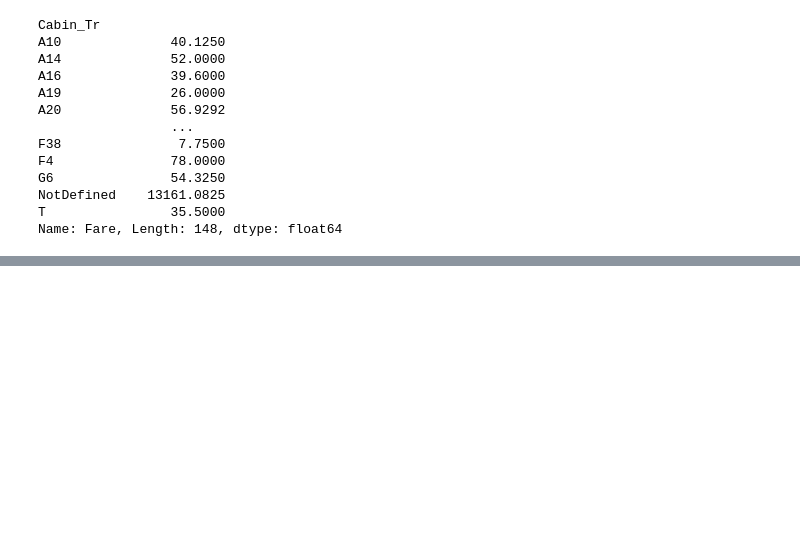
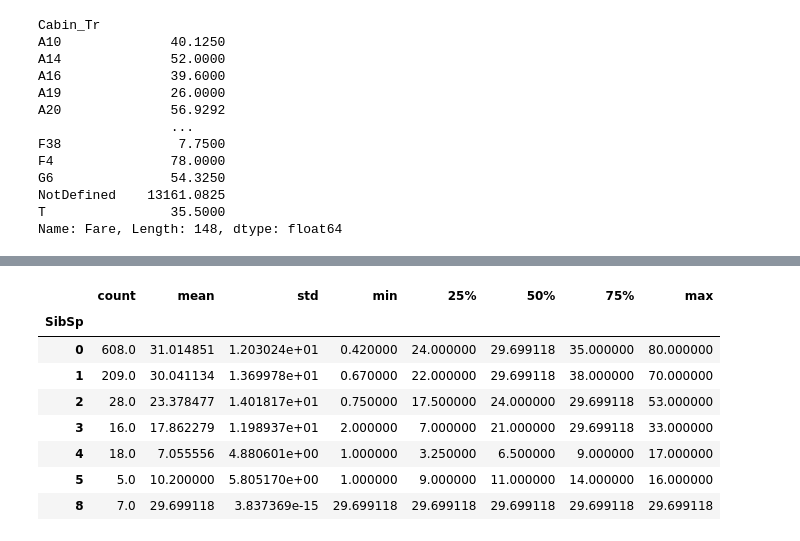
Before and after one commit to xiu-shi/DA_L7, a Jupyter notebook: L7_term2/CA1_data_exp_vis_prep/wk6_in_class_Practice 1 - Titanic - Handling Missing Data - Feature Engineering- Encoding.ipynb, the cells around one changed output, grey strips where cells are left out. Cells and saved outputs as stored; diff of their text form; code cells hidden in the pictures; blank space fills up the shorter version.

```diff
--- a/L7_term2/CA1_data_exp_vis_prep/wk6_in_class_Practice 1 - Titanic - Handling Missing Data - Feature Engineering- Encoding.ipynb
+++ b/L7_term2/CA1_data_exp_vis_prep/wk6_in_class_Practice 1 - Titanic - Handling Missing Data - Feature Engineering- Encoding.ipynb
@@ -106,0 +208,15 @@ Name: Fare, Length: 148, dtype: float64
+# %%
+imp = SimpleImputer(strategy="mean", missing_values=np.nan)
+df_tit_tr[["Age_Tr"]] = imp.fit_transform(df_tit_tr[["Age"]])
+
+df_tit_tr.groupby("SibSp")["Age_Tr"].describe()
+# %% [output]
+|  | count | mean | std | min | 25% | 50% | 75% | max |
+| SibSp |  |  |  |  |  |  |  |  |
+| 0 | 608.0 | 31.014851 | 1.203024e+01 | 0.420000 | 24.000000 | 29.699118 | 35.000000 | 80.000000 |
+| 1 | 209.0 | 30.041134 | 1.369978e+01 | 0.670000 | 22.000000 | 29.699118 | 38.000000 | 70.000000 |
+| 2 | 28.0 | 23.378477 | 1.401817e+01 | 0.750000 | 17.500000 | 24.000000 | 29.699118 | 53.000000 |
+| 3 | 16.0 | 17.862279 | 1.198937e+01 | 2.000000 | 7.000000 | 21.000000 | 29.699118 | 33.000000 |
+| 4 | 18.0 | 7.055556 | 4.880601e+00 | 1.000000 | 3.250000 | 6.500000 | 9.000000 | 17.000000 |
+| 5 | 5.0 | 10.200000 | 5.805170e+00 | 1.000000 | 9.000000 | 11.000000 | 14.000000 | 16.000000 |
+| 8 | 7.0 | 29.699118 | 3.837369e-15 | 29.699118 | 29.699118 | 29.699118 | 29.699118 | 29.699118 |
```
Also changed, not shown: parts of 10 cells of this notebook.
